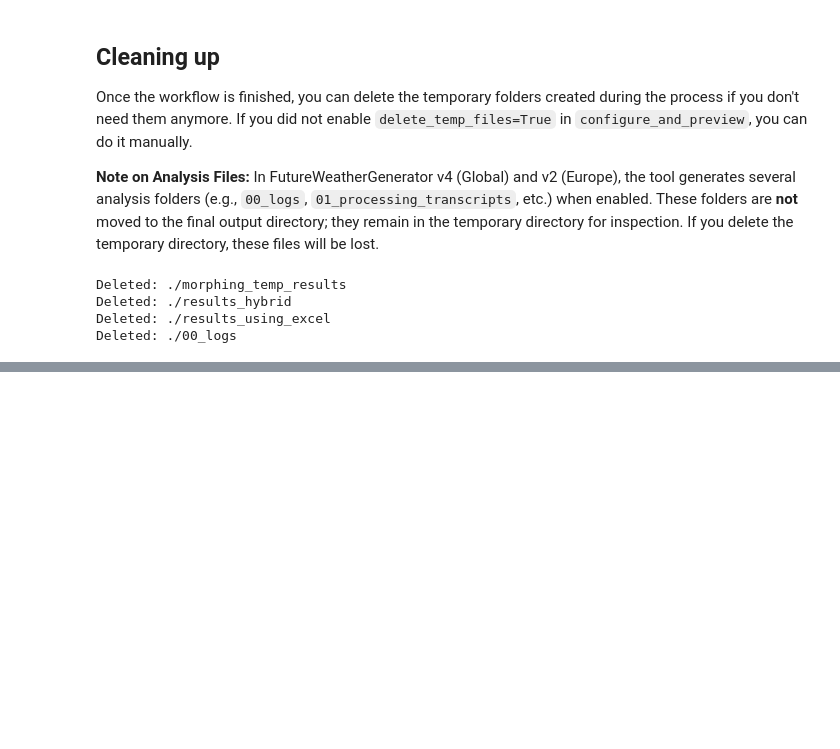
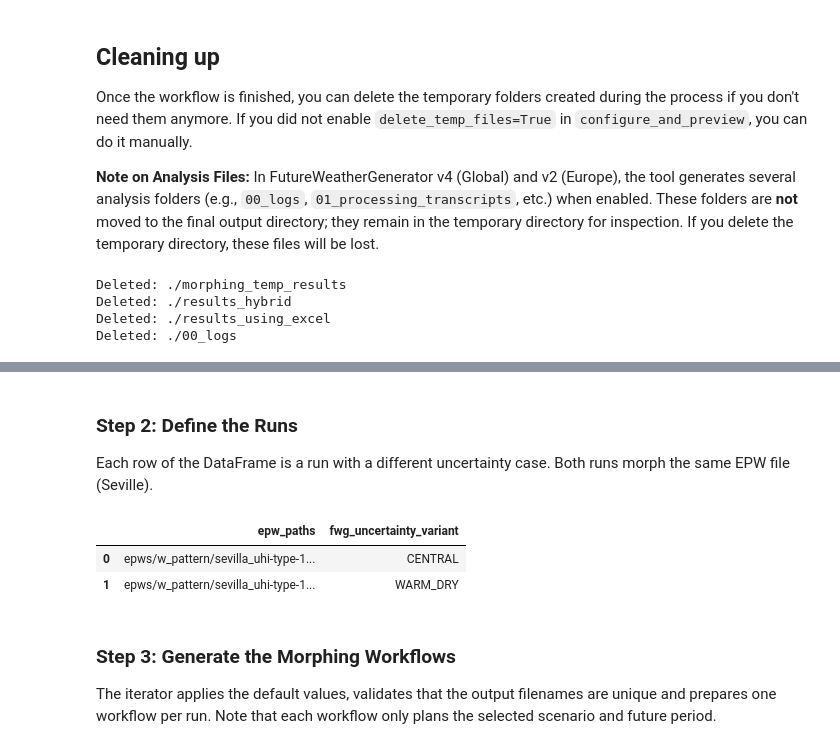
Before and after one commit to dsanchez-garcia/pyfwg, a Jupyter notebook: docs/source/tutorials/morphingiterator_example.ipynb, the cells around one changed output, grey strips where cells are left out. Saved outputs shown, nothing was run; the diff lists cells and outputs as text; code cells hidden in the pictures; blank space fills up the shorter version.

```diff
--- a/docs/source/tutorials/morphingiterator_example.ipynb
+++ b/docs/source/tutorials/morphingiterator_example.ipynb
@@ -382,0 +433,19 @@ Deleted: ./00_logs
+# %% [markdown]
+### Step 2: Define the Runs
+
+Each row of the DataFrame is a run with a different uncertainty case. Both runs morph the same EPW file (Seville).
+# %%
+runs_df_uncertainty = iterator_v5.get_template_dataframe()
+
+runs_df_uncertainty.loc[0] = {'epw_paths': 'epws/w_pattern/sevilla_uhi-type-1.epw', 'fwg_uncertainty_variant': 'CENTRAL'}
+runs_df_uncertainty.loc[1] = {'epw_paths': 'epws/w_pattern/sevilla_uhi-type-1.epw', 'fwg_uncertainty_variant': 'WARM_DRY'}
+
+runs_df_uncertainty[['epw_paths', 'fwg_uncertainty_variant']]
+# %% [output]
+|  | epw_paths | fwg_uncertainty_variant |
+| 0 | epws/w_pattern/sevilla_uhi-type-1... | CENTRAL |
+| 1 | epws/w_pattern/sevilla_uhi-type-1... | WARM_DRY |
+# %% [markdown]
+### Step 3: Generate the Morphing Workflows
+
+The iterator applies the default values, validates that the output filenames are unique and prepares one workflow per run. Note that each workflow only plans the selected scenario and future period.
```
Also changed, not shown: parts of 14 cells of this notebook, 3 other files.
